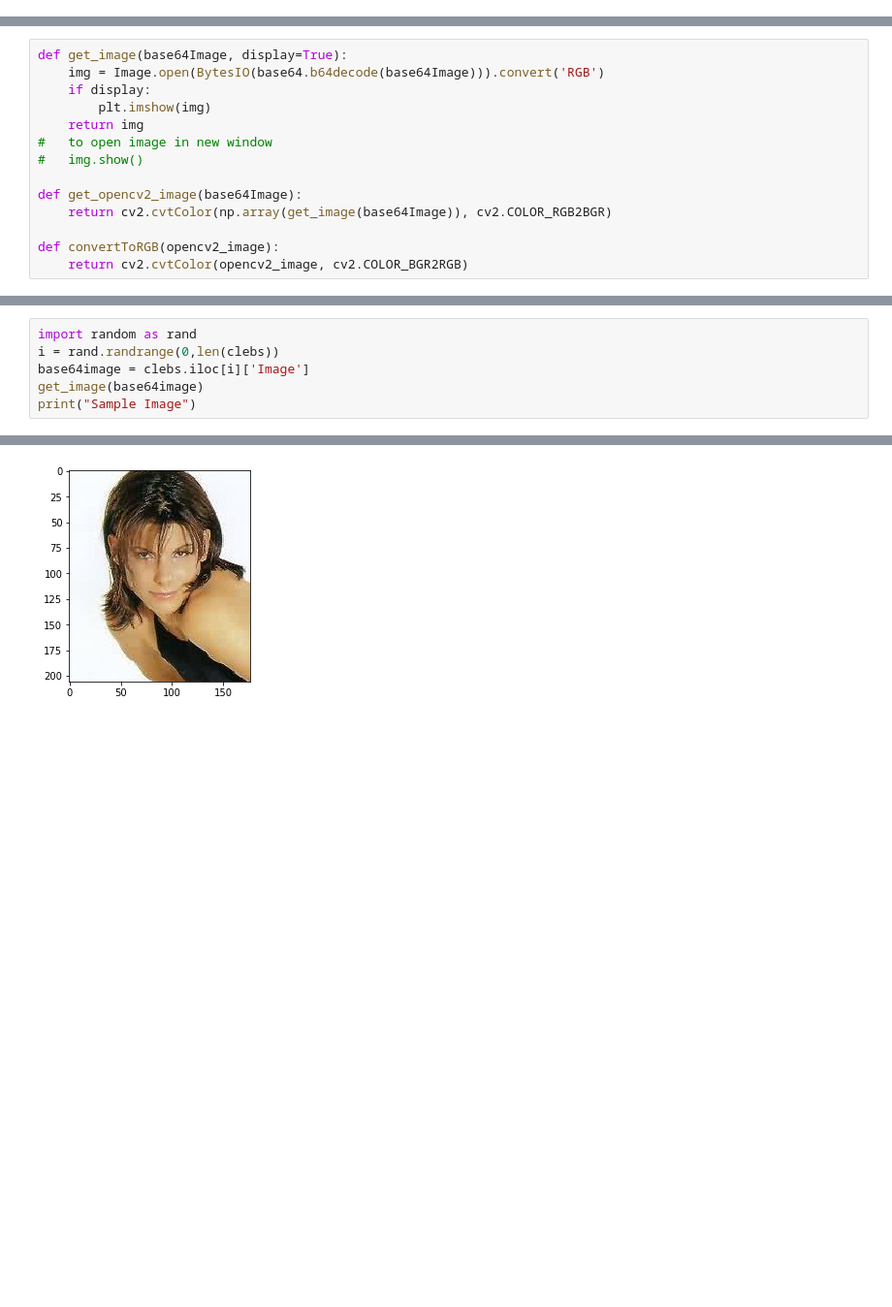
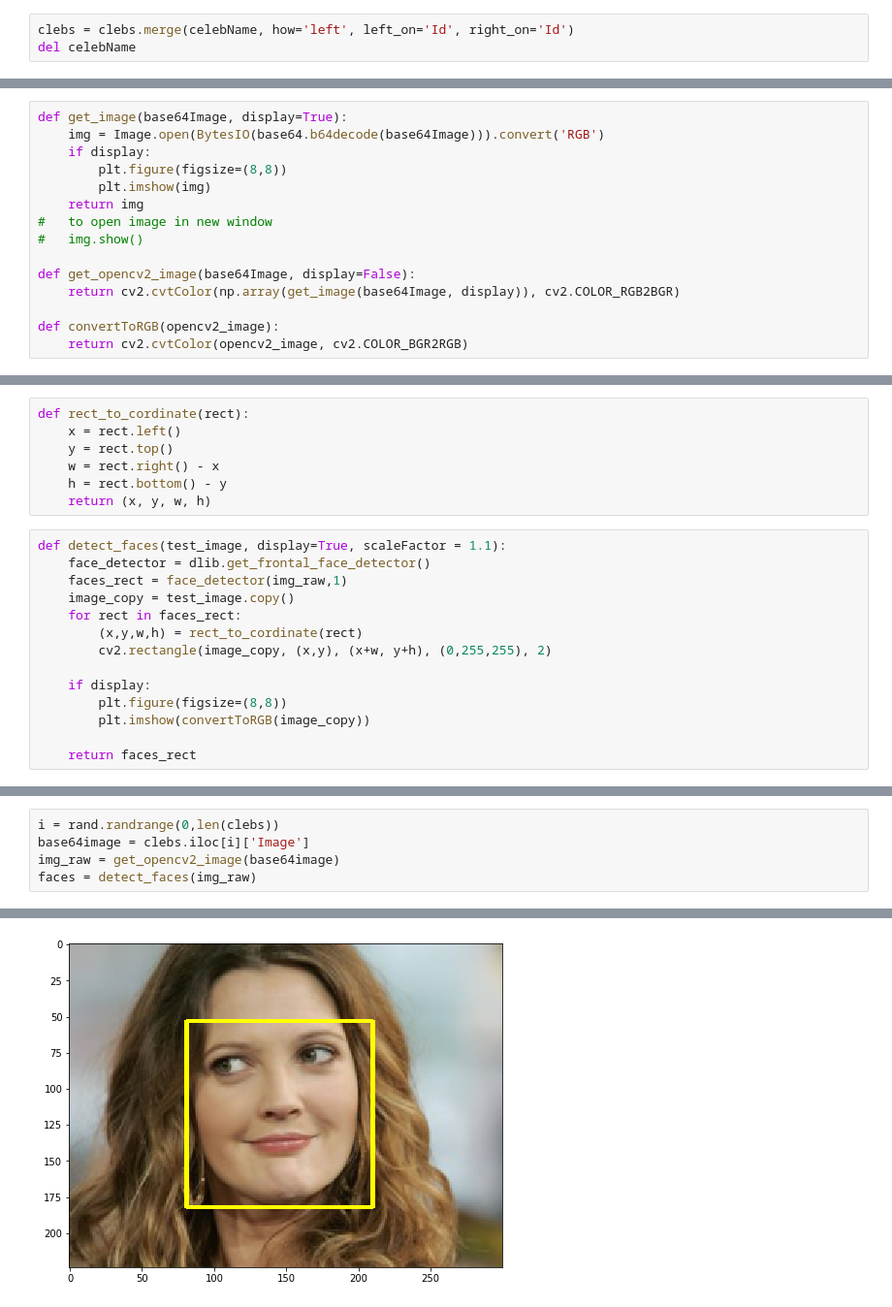
Before and after one commit to NihPat95/Face-Recognition, a Jupyter notebook: FaceRecognition.ipynb, the cells around one changed output, grey strips where cells are left out. Shown at 97% size. Drawn from its saved outputs; the diff is of its cells as text; blank space fills up the shorter version.

```diff
--- a/FaceRecognition.ipynb
+++ b/FaceRecognition.ipynb
@@ -25,0 +36,3 @@ Stats By Id
+# %%
+clebs = clebs.merge(celebName, how='left', left_on='Id', right_on='Id')
+del celebName
@@ -27,13 +51,14 @@ Stats By Id
 def get_image(base64Image, display=True):
     img = Image.open(BytesIO(base64.b64decode(base64Image))).convert('RGB')
     if display:
+        plt.figure(figsize=(8,8))
         plt.imshow(img)
     return img
 #   to open image in new window
 #   img.show()
 
-def get_opencv2_image(base64Image):
-    return cv2.cvtColor(np.array(get_image(base64Image)), cv2.COLOR_RGB2BGR)
+def get_opencv2_image(base64Image, display=False):
+    return cv2.cvtColor(np.array(get_image(base64Image, display)), cv2.COLOR_RGB2BGR)
 
 def convertToRGB(opencv2_image):
     return cv2.cvtColor(opencv2_image, cv2.COLOR_BGR2RGB)
@@ -39,0 +67,21 @@ def convertToRGB(opencv2_image):
+# %%
+def rect_to_cordinate(rect):
+    x = rect.left()
+    y = rect.top()
+    w = rect.right() - x
+    h = rect.bottom() - y
+    return (x, y, w, h)
+# %%
+def detect_faces(test_image, display=True, scaleFactor = 1.1):
+    face_detector = dlib.get_frontal_face_detector()
+    faces_rect = face_detector(img_raw,1)
+    image_copy = test_image.copy()
+    for rect in faces_rect:
+        (x,y,w,h) = rect_to_cordinate(rect)
+        cv2.rectangle(image_copy, (x,y), (x+w, y+h), (0,255,255), 2)
+
+    if display:
+        plt.figure(figsize=(8,8))
+        plt.imshow(convertToRGB(image_copy))
+
+    return faces_rect
@@ -40,7 +114,6 @@ def convertToRGB(opencv2_image):
 # %%
-import random as rand
 i = rand.randrange(0,len(clebs))
 base64image = clebs.iloc[i]['Image']
-get_image(base64image)
-print("Sample Image")
+img_raw = get_opencv2_image(base64image)
+faces = detect_faces(img_raw)
 # %% [output]
@@ -48 +120 @@ Sample Image
-[figure, old version]
+[figure, new version]
```
Also changed, not shown: parts of 18 cells of this notebook, 1 other file.
